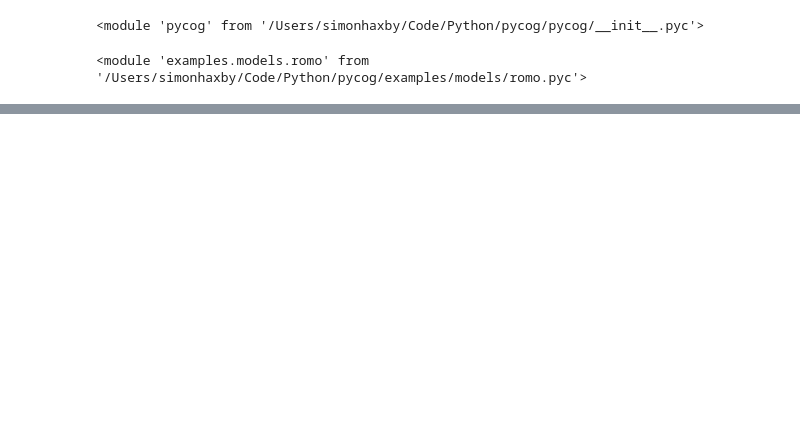
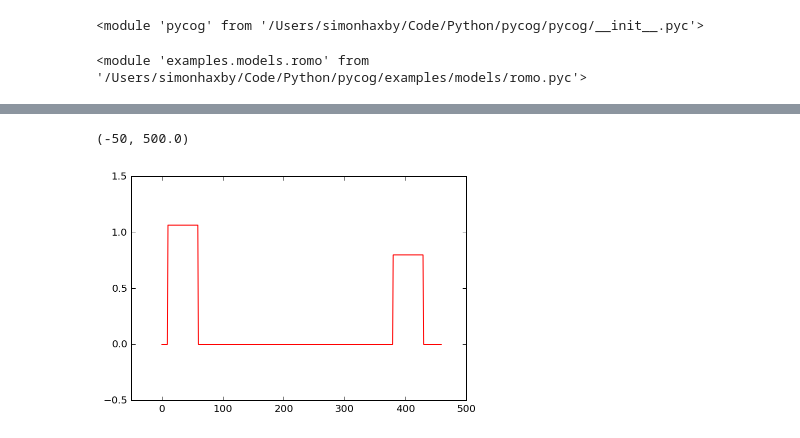
Before and after one commit to avicennax/jedi, a Jupyter notebook: notebooks/romo_task.ipynb, the cells around one changed output, grey strips where cells are left out. Drawn from its saved outputs; the diff is of its cells as text; code cells hidden in the pictures; blank space fills up the shorter version.

```diff
--- a/notebooks/romo_task.ipynb
+++ b/notebooks/romo_task.ipynb
@@ -56,0 +69,7 @@ plt.ylim(-.5,1.5)
+# %%
+plt.plot(range(len(trial['inputs'][:,1])), trial['inputs'][:,1], 'r')
+plt.ylim(-.5,1.5)
+plt.xlim(-50,)
+# %% [output]
+(-50, 500.0)
+[figure, added]
```
Also changed, not shown: parts of 16 cells of this notebook, 14 other files.
